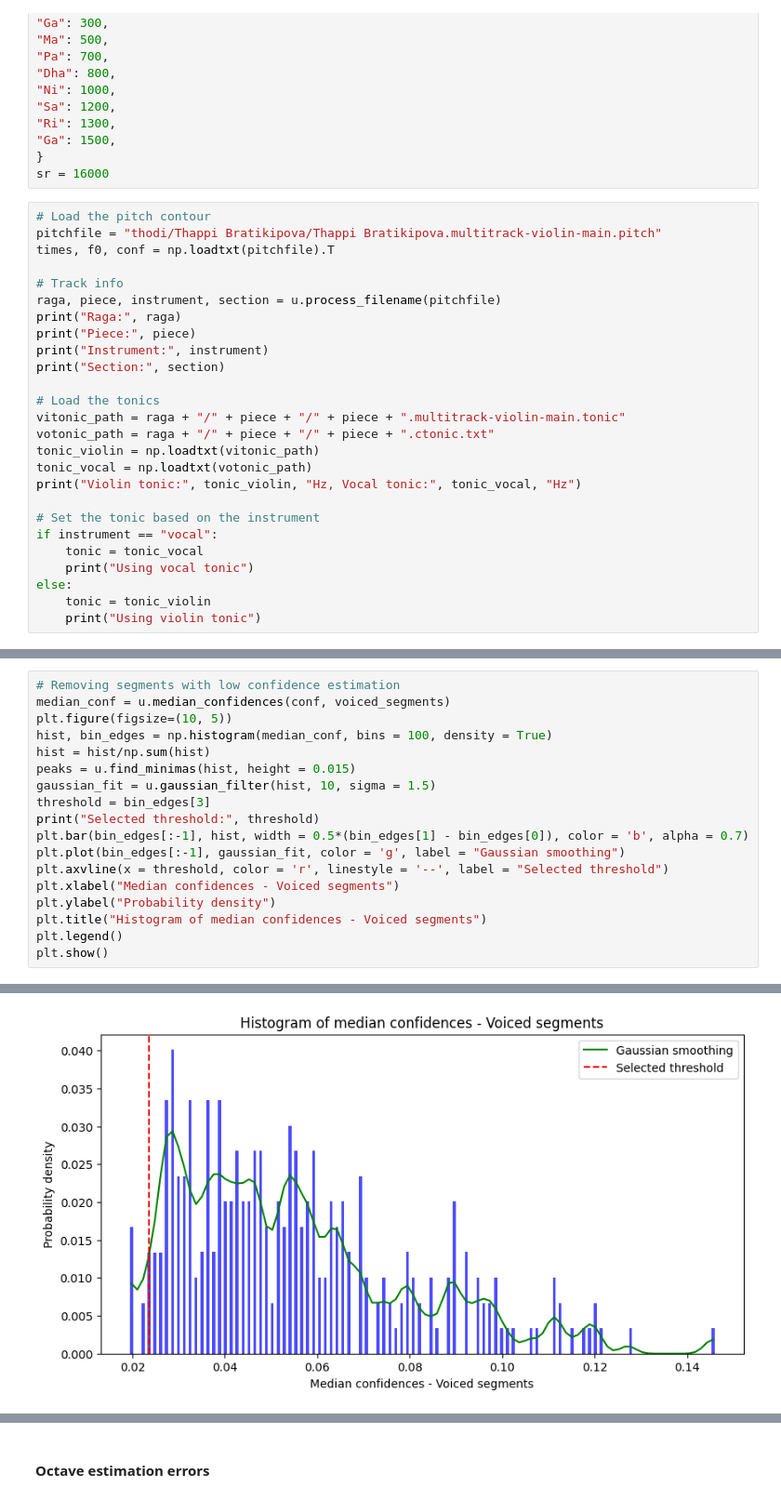
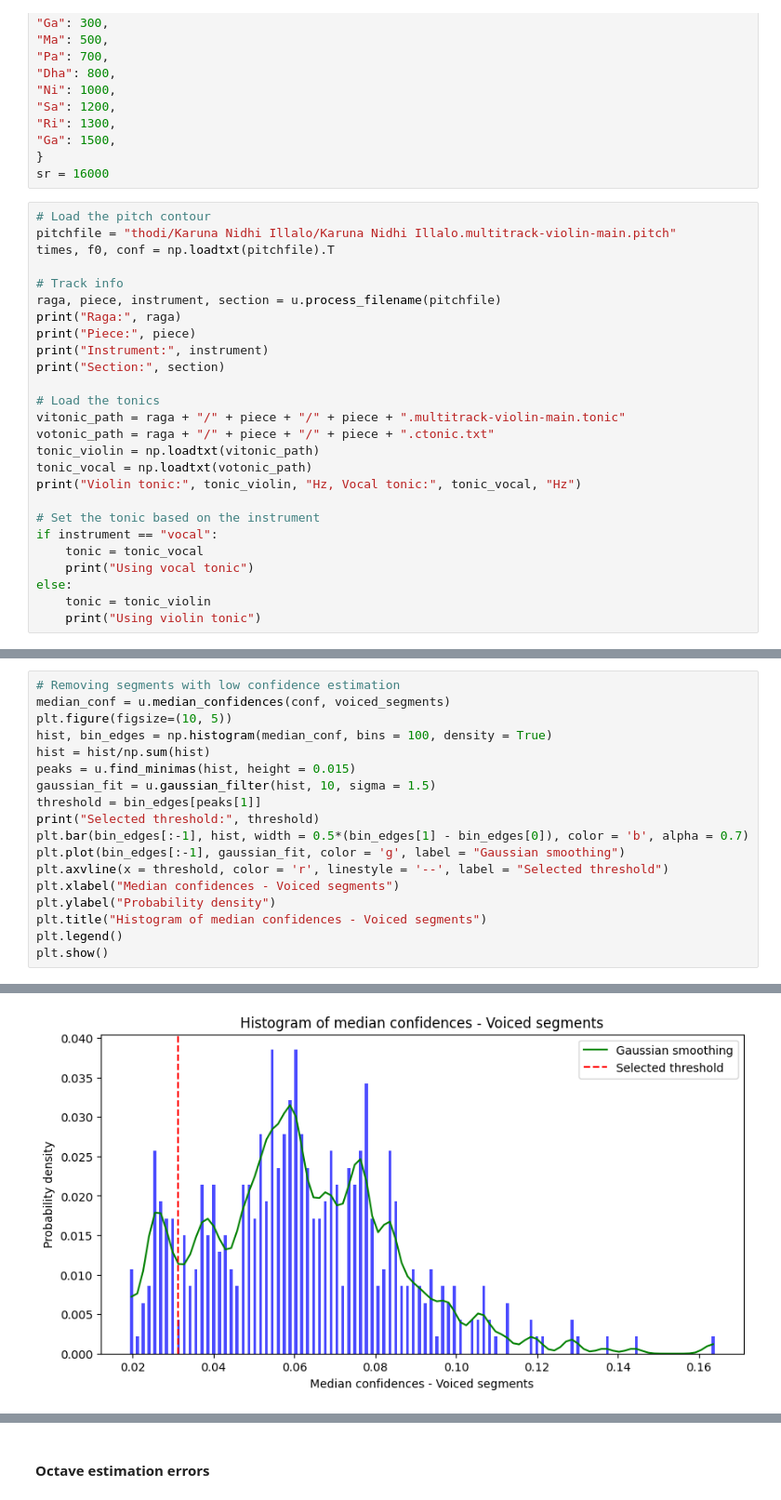
Before and after one commit to root2pk/masters-thesis, a Jupyter notebook: process_pitch.ipynb, the cells around one changed output, grey strips where cells are left out. Shown at 93% size. Drawn from its saved outputs; the diff is of its cells as text.

```diff
--- a/process_pitch.ipynb
+++ b/process_pitch.ipynb
@@ -21,7 +21,7 @@ notes_dict = {
 sr = 16000
 # %%
 # Load the pitch contour
-pitchfile = "thodi/Thappi Bratikipova/Thappi Bratikipova.multitrack-violin-main.pitch"
+pitchfile = "thodi/Karuna Nidhi Illalo/Karuna Nidhi Illalo.multitrack-violin-main.pitch"
 times, f0, conf = np.loadtxt(pitchfile).T
 
 # Track info
@@ -76,7 +76,7 @@ hist, bin_edges = np.histogram(median_conf, bins = 100, density = True)
 hist = hist/np.sum(hist)
 peaks = u.find_minimas(hist, height = 0.015)
 gaussian_fit = u.gaussian_filter(hist, 10, sigma = 1.5)
-threshold = bin_edges[3]
+threshold = bin_edges[peaks[1]]
 print("Selected threshold:", threshold)
 plt.bar(bin_edges[:-1], hist, width = 0.5*(bin_edges[1] - bin_edges[0]), color = 'b', alpha = 0.7)
 plt.plot(bin_edges[:-1], gaussian_fit, color = 'g', label = "Gaussian smoothing")
@@ -91,4 +91,4 @@ Selected threshold: 0.023584159519523383
-[figure, old version]
+[figure, new version]
 # %%
 # Keeping and discarding segments based on threshold
 f0_filt = f0.copy()
```
Also changed, not shown: parts of 7 cells of this notebook, 35 other files.
